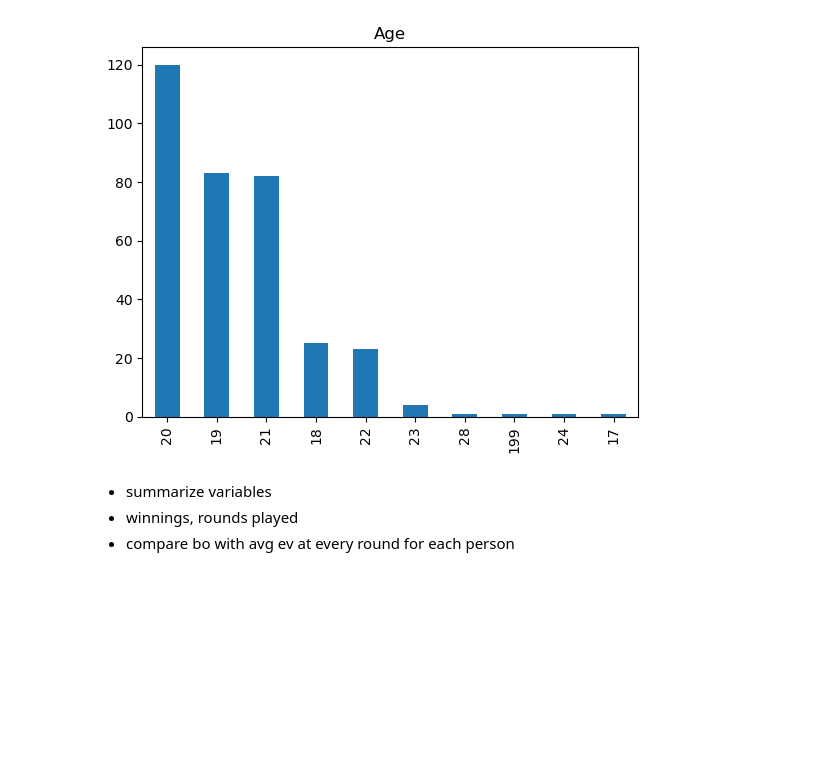
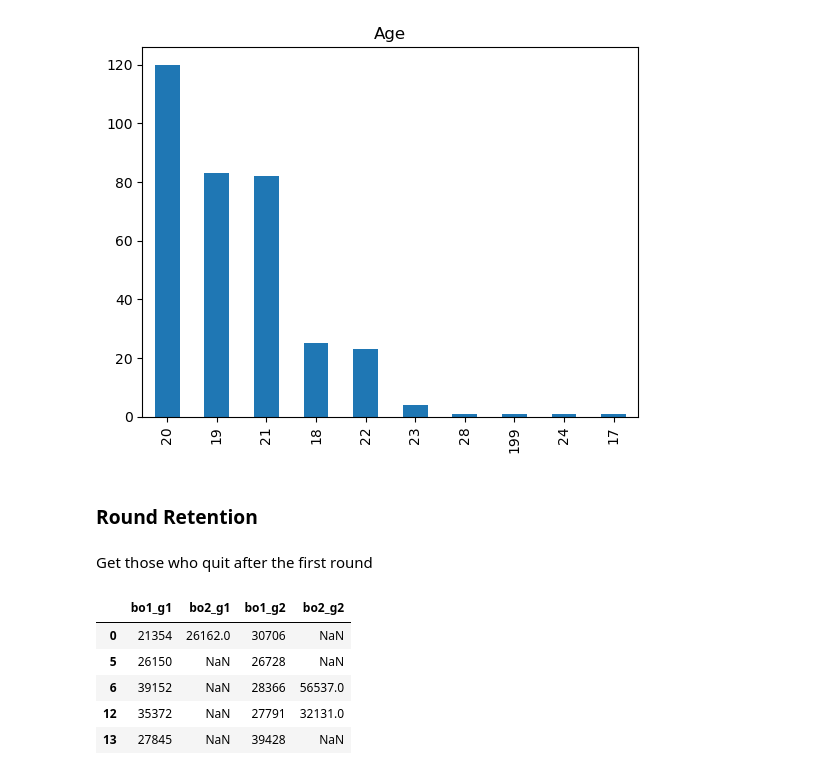
Before and after one commit to laurenlsun/dond-collected-analysis, a Jupyter notebook: collected data analysis.ipynb, the cells around one changed output. Drawn from its saved outputs; the diff is of its cells as text; code cells hidden in the pictures; blank space fills up the shorter version.

```diff
--- a/collected data analysis.ipynb
+++ b/collected data analysis.ipynb
@@ -545,7 +546,17 @@ plt.title("Age")
 # %% [output]
 Text(0.5, 1.0, 'Age')
 [figure]
-# %% [markdown]
-- summarize variables
-- winnings, rounds played
-- compare bo with avg ev at every round for each person
+# %% [markdown]
+### Round Retention
+# %% [markdown]
+Get those who quit after the first round
+# %%
+quit = df[df['bo2_g1'].isnull() | df['bo2_g2'].isnull()]
+quit[['bo1_g1', 'bo2_g1', 'bo1_g2', 'bo2_g2']].head()
+# %% [output]
+|  | bo1_g1 | bo2_g1 | bo1_g2 | bo2_g2 |
+| 0 | 21354 | 26162.0 | 30706 | NaN |
+| 5 | 26150 | NaN | 26728 | NaN |
+| 6 | 39152 | NaN | 28366 | 56537.0 |
+| 12 | 35372 | NaN | 27791 | 32131.0 |
+| 13 | 27845 | NaN | 39428 | NaN |
```
Also changed, not shown: parts of 11 cells of this notebook.
